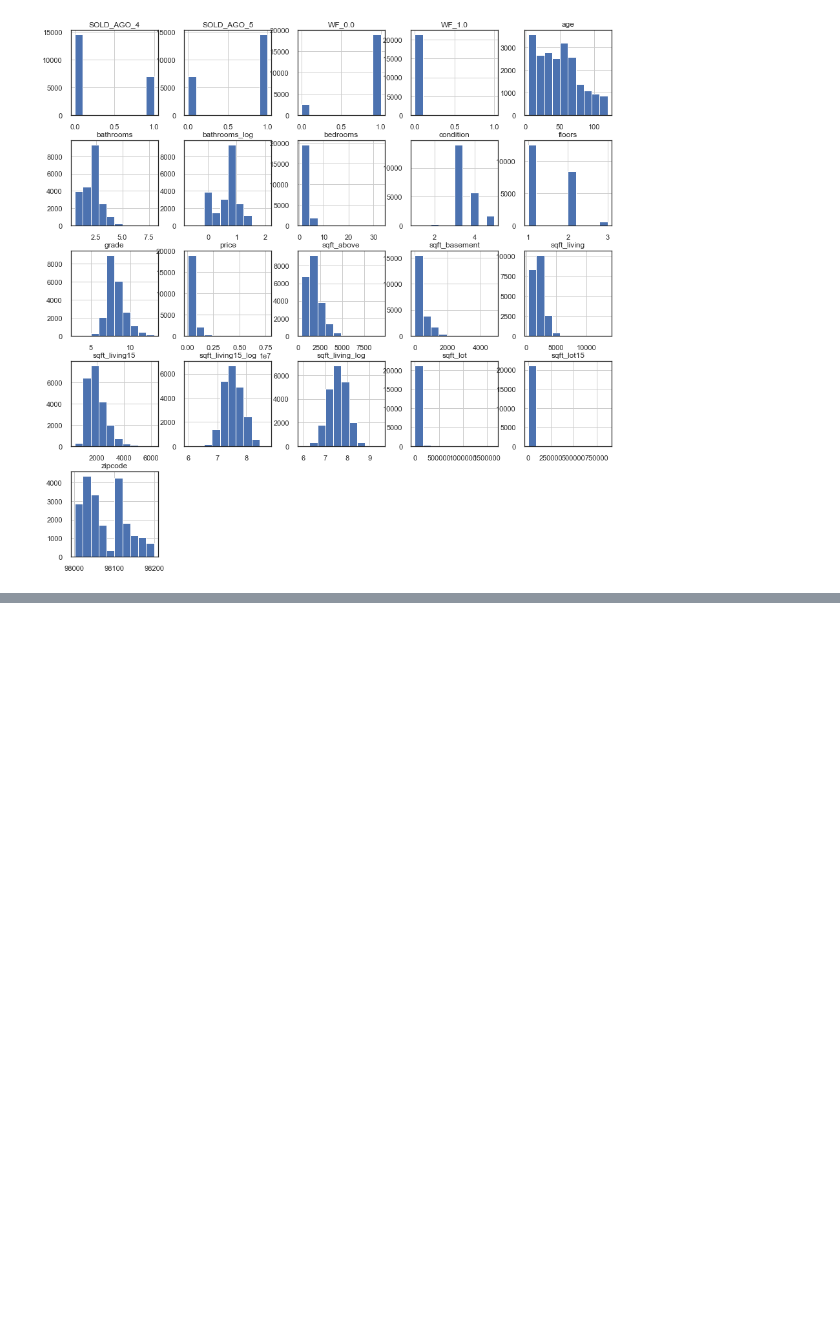
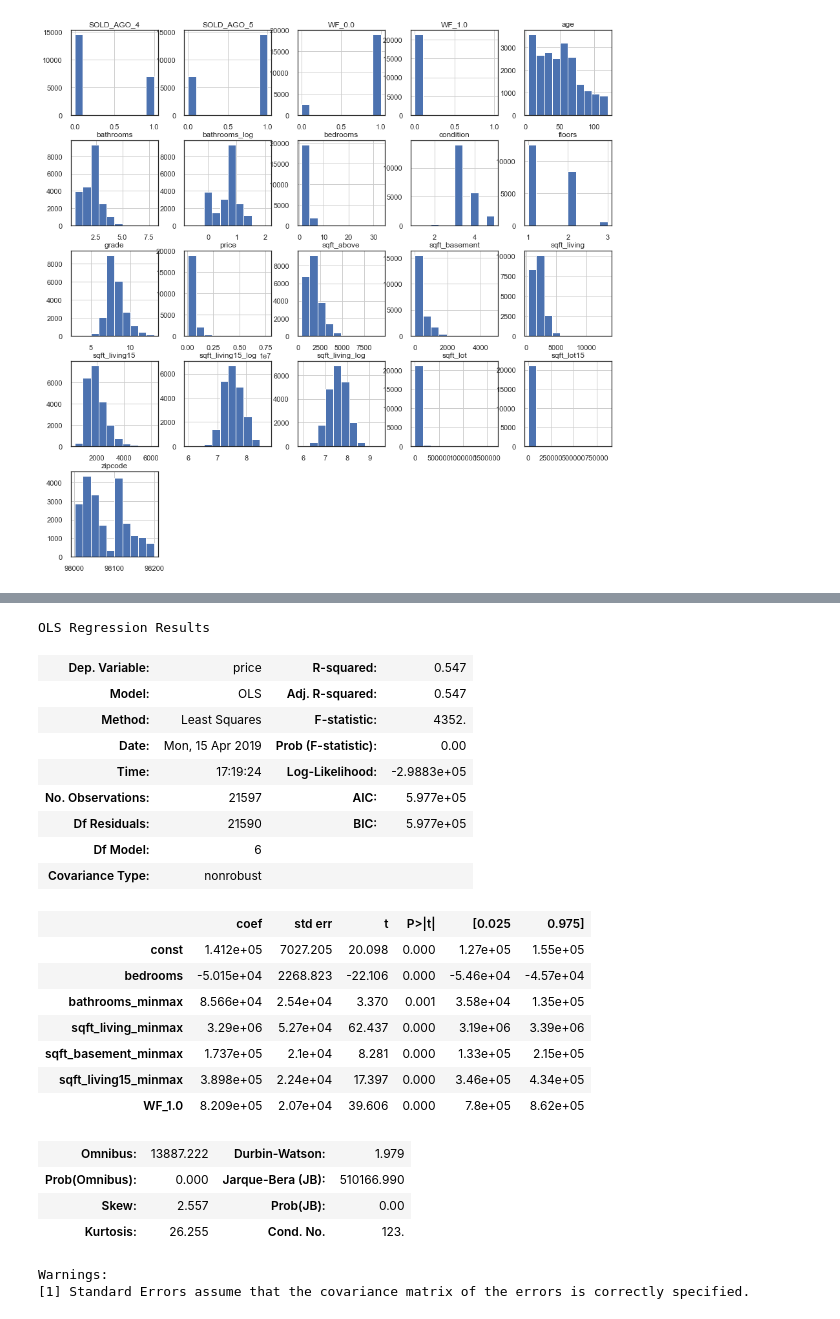
Before and after one commit to AnnaLara/dsc-1-final-project, a Jupyter notebook: draft.ipynb, the cells around one changed output, grey strips where cells are left out. Saved outputs shown, nothing was run; the diff lists cells and outputs as text; code cells hidden in the pictures; blank space fills up the shorter version.

```diff
--- a/draft.ipynb
+++ b/draft.ipynb
@@ -589,0 +607,32 @@ Based on the histogram of the log transformation of certain features, the ditrib
+# %%
+target = df.price
+predictors = df_minmax_normalized[['bedrooms','bathrooms_minmax','sqft_living_minmax','sqft_basement_minmax','sqft_living15_minmax','WF_1.0']]
+
+predictors_int = sm.add_constant(predictors)
+model = sm.OLS(target, predictors_int).fit()
+model.summary()
+# %% [output]
+OLS Regression Results
+| Dep. Variable: | price | R-squared: | 0.547 |
+| Model: | OLS | Adj. R-squared: | 0.547 |
+| Method: | Least Squares | F-statistic: | 4352. |
+| Date: | Mon, 15 Apr 2019 | Prob (F-statistic): | 0.00 |
+| Time: | 17:19:24 | Log-Likelihood: | -2.9883e+05 |
+| No. Observations: | 21597 | AIC: | 5.977e+05 |
+| Df Residuals: | 21590 | BIC: | 5.977e+05 |
+| Df Model: | 6 |  |  |
+| Covariance Type: | nonrobust |  |  |
+|  | coef | std err | t | P>|t| | [0.025 | 0.975] |
+| const | 1.412e+05 | 7027.205 | 20.098 | 0.000 | 1.27e+05 | 1.55e+05 |
+| bedrooms | -5.015e+04 | 2268.823 | -22.106 | 0.000 | -5.46e+04 | -4.57e+04 |
+| bathrooms_minmax | 8.566e+04 | 2.54e+04 | 3.370 | 0.001 | 3.58e+04 | 1.35e+05 |
+| sqft_living_minmax | 3.29e+06 | 5.27e+04 | 62.437 | 0.000 | 3.19e+06 | 3.39e+06 |
+| sqft_basement_minmax | 1.737e+05 | 2.1e+04 | 8.281 | 0.000 | 1.33e+05 | 2.15e+05 |
+| sqft_living15_minmax | 3.898e+05 | 2.24e+04 | 17.397 | 0.000 | 3.46e+05 | 4.34e+05 |
+| WF_1.0 | 8.209e+05 | 2.07e+04 | 39.606 | 0.000 | 7.8e+05 | 8.62e+05 |
+| Omnibus: | 13887.222 | Durbin-Watson: | 1.979 |
+| Prob(Omnibus): | 0.000 | Jarque-Bera (JB): | 510166.990 |
+| Skew: | 2.557 | Prob(JB): | 0.00 |
+| Kurtosis: | 26.255 | Cond. No. | 123. |
+Warnings:
+[1] Standard Errors assume that the covariance matrix of the errors is correctly specified.
```
Also changed, not shown: parts of 22 cells of this notebook.
